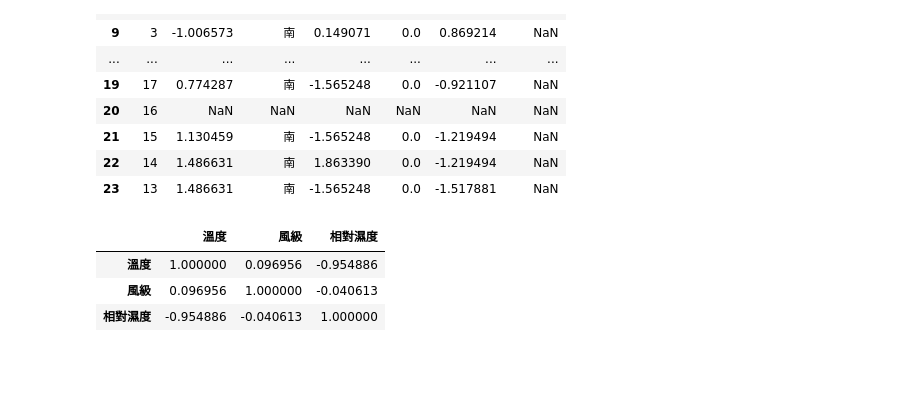
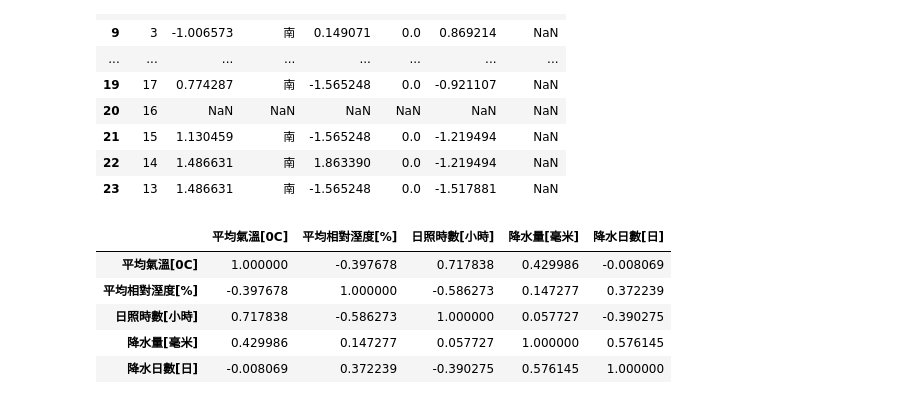
Before and after one commit to Kai-Chng-Yang/sideProject, a Jupyter notebook: AQI_0602/test.ipynb, the cells around one changed output. Drawn from its saved outputs; the diff is of its cells as text; code cells hidden in the pictures; blank space fills up the shorter version.

```diff
--- a/AQI_0602/test.ipynb
+++ b/AQI_0602/test.ipynb
@@ -53,12 +53,14 @@ df
 # %%
 #皮爾森相關係數
 import pandas as pd
-df = pd.read_csv('weather1.csv')
-taipei = df[['溫度','風級','相對濕度']]
+df = pd.read_csv('taipei_10201-11112.csv')
+taipei = df[['平均氣溫[0C]','平均相對溼度[%]','日照時數[小時]','降水量[毫米]','降水日數[日]']]
 featuresCorr = taipei.corr()
 featuresCorr
 # %% [output]
-|  | 溫度 | 風級 | 相對濕度 |
-| 溫度 | 1.000000 | 0.096956 | -0.954886 |
-| 風級 | 0.096956 | 1.000000 | -0.040613 |
-| 相對濕度 | -0.954886 | -0.040613 | 1.000000 |
+|  | 平均氣溫[0C] | 平均相對溼度[%] | 日照時數[小時] | 降水量[毫米] | 降水日數[日] |
+| 平均氣溫[0C] | 1.000000 | -0.397678 | 0.717838 | 0.429986 | -0.008069 |
+| 平均相對溼度[%] | -0.397678 | 1.000000 | -0.586273 | 0.147277 | 0.372239 |
+| 日照時數[小時] | 0.717838 | -0.586273 | 1.000000 | 0.057727 | -0.390275 |
+| 降水量[毫米] | 0.429986 | 0.147277 | 0.057727 | 1.000000 | 0.576145 |
+| 降水日數[日] | -0.008069 | 0.372239 | -0.390275 | 0.576145 | 1.000000 |
```
Also changed, not shown: parts of 7 cells of this notebook, 5 other files.
